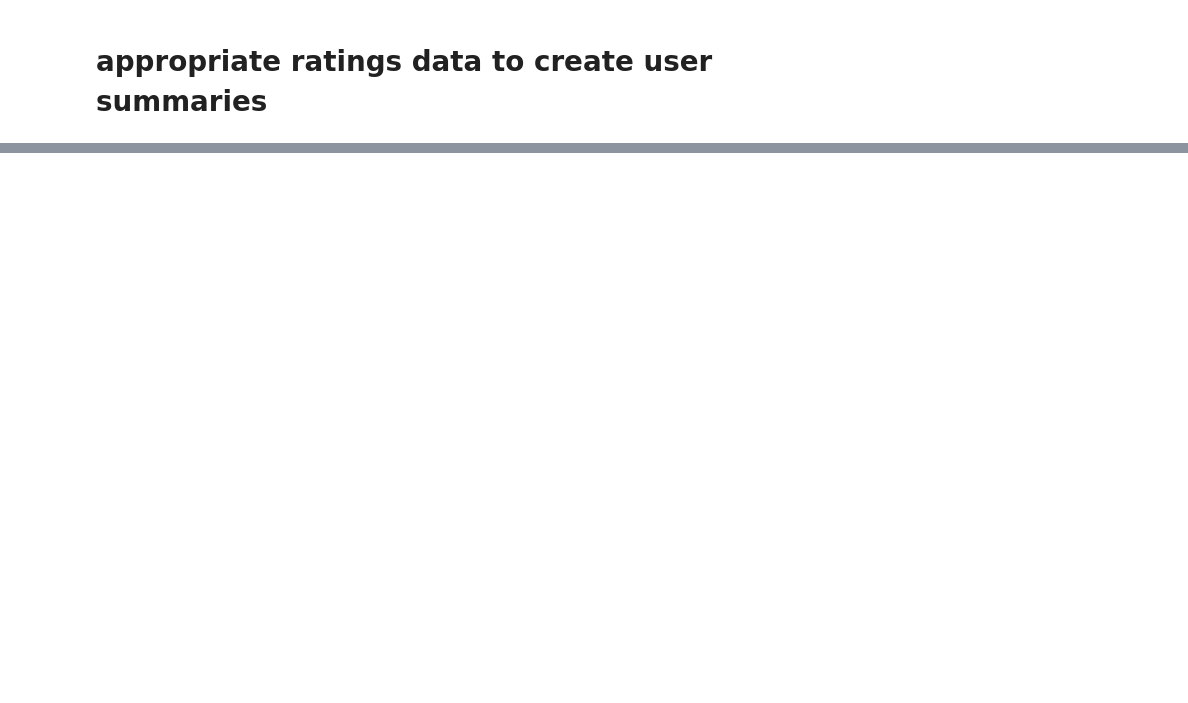
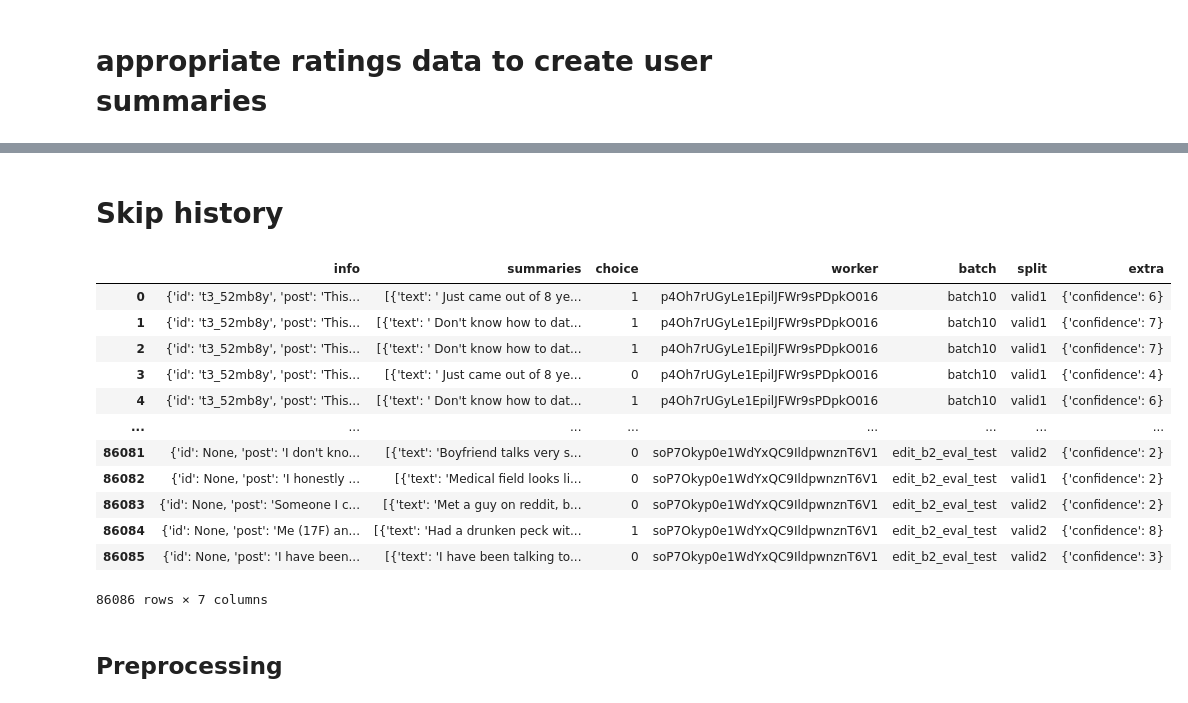
Before and after one commit to T-Atlas/Perseval-TMLR, a Jupyter notebook: experiment_notebooks/TMLRdata_prep.ipynb, the cells around one changed output, grey strips where cells are left out. Cells and saved outputs as stored; diff of their text form; code cells hidden in the pictures; blank space fills up the shorter version.

Commit message:
add user skip, click history

```diff
--- a/experiment_notebooks/TMLRdata_prep.ipynb
+++ b/experiment_notebooks/TMLRdata_prep.ipynb
@@ -71,0 +42,5 @@ df_val
+# %% [markdown]
+# Skip history
+# %%
+ds_history = load_dataset("openai/summarize_from_feedback", "comparisons")
+df_history = ds_history["validation"].to_pandas()
@@ -71,0 +50,18 @@ df_val
+# %%
+df_history
+# %% [output]
+|  | info | summaries | choice | worker | batch | split | extra |
+| 0 | {'id': 't3_52mb8y', 'post': 'This... | [{'text': ' Just came out of 8 ye... | 1 | p4Oh7rUGyLe1EpilJFWr9sPDpkO016 | batch10 | valid1 | {'confidence': 6} |
+| 1 | {'id': 't3_52mb8y', 'post': 'This... | [{'text': ' Don't know how to dat... | 1 | p4Oh7rUGyLe1EpilJFWr9sPDpkO016 | batch10 | valid1 | {'confidence': 7} |
+| 2 | {'id': 't3_52mb8y', 'post': 'This... | [{'text': ' Don't know how to dat... | 1 | p4Oh7rUGyLe1EpilJFWr9sPDpkO016 | batch10 | valid1 | {'confidence': 7} |
+| 3 | {'id': 't3_52mb8y', 'post': 'This... | [{'text': ' Just came out of 8 ye... | 0 | p4Oh7rUGyLe1EpilJFWr9sPDpkO016 | batch10 | valid1 | {'confidence': 4} |
+| 4 | {'id': 't3_52mb8y', 'post': 'This... | [{'text': ' Don't know how to dat... | 1 | p4Oh7rUGyLe1EpilJFWr9sPDpkO016 | batch10 | valid1 | {'confidence': 6} |
+| ... | ... | ... | ... | ... | ... | ... | ... |
+| 86081 | {'id': None, 'post': 'I don't kno... | [{'text': 'Boyfriend talks very s... | 0 | soP7Okyp0e1WdYxQC9IldpwnznT6V1 | edit_b2_eval_test | valid2 | {'confidence': 2} |
+| 86082 | {'id': None, 'post': 'I honestly ... | [{'text': 'Medical field looks li... | 0 | soP7Okyp0e1WdYxQC9IldpwnznT6V1 | edit_b2_eval_test | valid1 | {'confidence': 2} |
+| 86083 | {'id': None, 'post': 'Someone I c... | [{'text': 'Met a guy on reddit, b... | 0 | soP7Okyp0e1WdYxQC9IldpwnznT6V1 | edit_b2_eval_test | valid2 | {'confidence': 2} |
+| 86084 | {'id': None, 'post': 'Me (17F) an... | [{'text': 'Had a drunken peck wit... | 1 | soP7Okyp0e1WdYxQC9IldpwnznT6V1 | edit_b2_eval_test | valid2 | {'confidence': 8} |
+| 86085 | {'id': None, 'post': 'I have been... | [{'text': 'I have been talking to... | 0 | soP7Okyp0e1WdYxQC9IldpwnznT6V1 | edit_b2_eval_test | valid2 | {'confidence': 3} |
+86086 rows × 7 columns
+# %% [markdown]
+## Preprocessing
```
Also changed, not shown: parts of 8 cells of this notebook.
